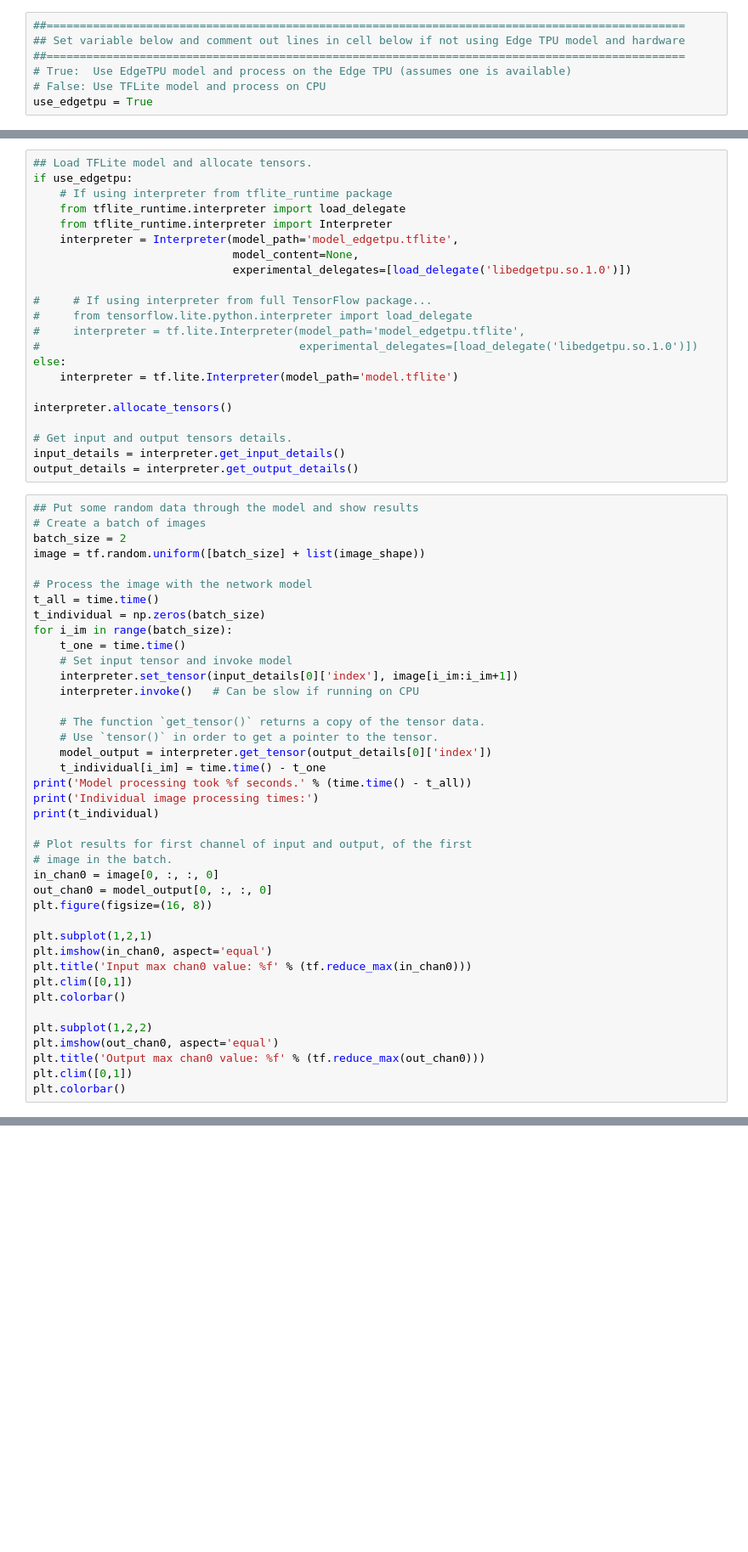
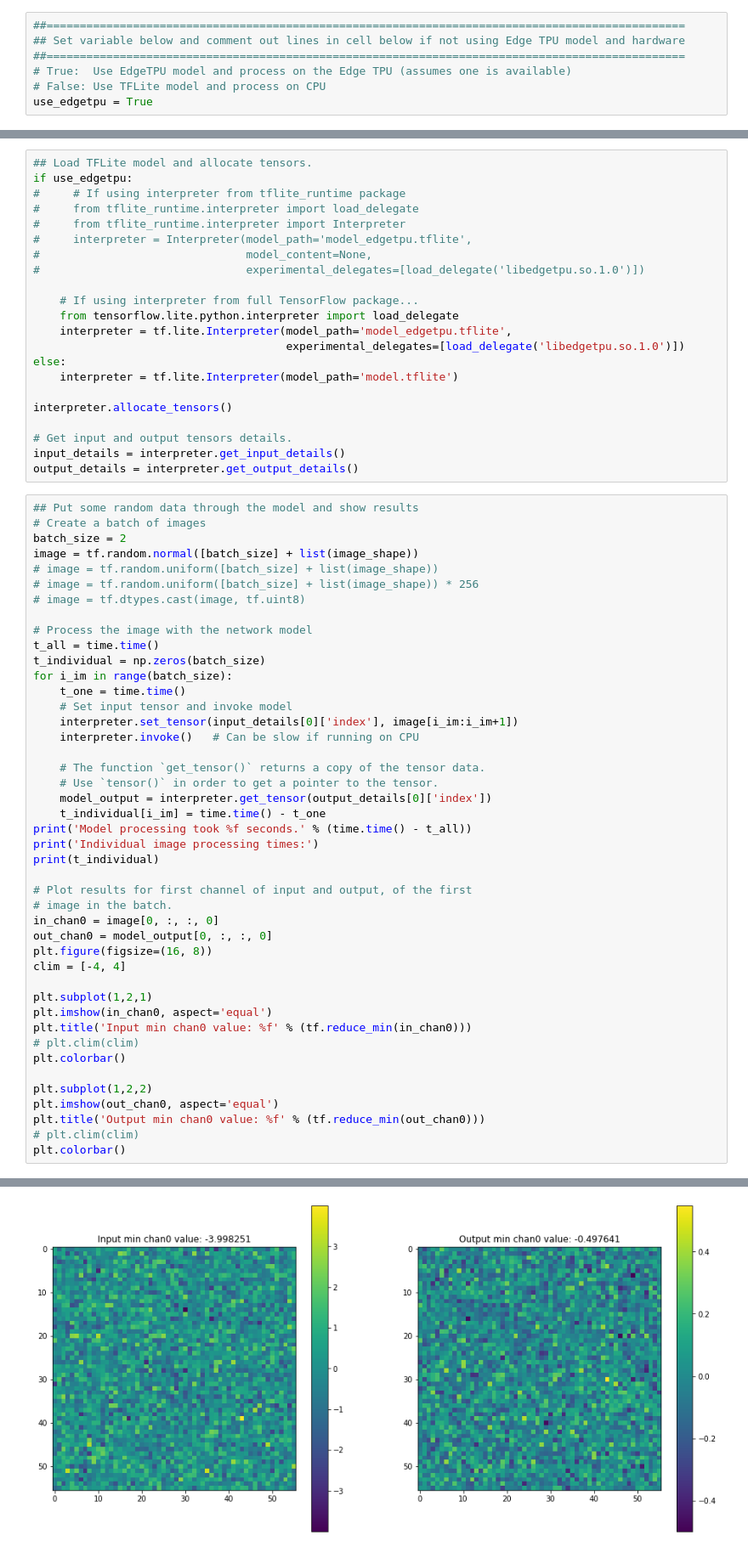
Before and after one commit to mattroos/EdgeTpuTesting, a Jupyter notebook: test_edgetpu.ipynb, the cells around one changed output, grey strips where cells are left out. Shown: that part at 85% size. Drawn from its saved outputs; the diff is of its cells as text; blank space fills up the shorter version.

```diff
--- a/test_edgetpu.ipynb
+++ b/test_edgetpu.ipynb
@@ -98,17 +155,17 @@ edgetpu_compiler --min_runtime_version 12 --show_operations 'model.tflite'
 # %%
 ## Load TFLite model and allocate tensors.
 if use_edgetpu:
-    # If using interpreter from tflite_runtime package
-    from tflite_runtime.interpreter import load_delegate
-    from tflite_runtime.interpreter import Interpreter
-    interpreter = Interpreter(model_path='model_edgetpu.tflite',
-                              model_content=None,
-                              experimental_delegates=[load_delegate('libedgetpu.so.1.0')])
+#     # If using interpreter from tflite_runtime package
+#     from tflite_runtime.interpreter import load_delegate
+#     from tflite_runtime.interpreter import Interpreter
+#     interpreter = Interpreter(model_path='model_edgetpu.tflite',
+#                               model_content=None,
+#                               experimental_delegates=[load_delegate('libedgetpu.so.1.0')])
 
-#     # If using interpreter from full TensorFlow package...
-#     from tensorflow.lite.python.interpreter import load_delegate
-#     interpreter = tf.lite.Interpreter(model_path='model_edgetpu.tflite',
-#                                       experimental_delegates=[load_delegate('libedgetpu.so.1.0')])
+    # If using interpreter from full TensorFlow package...
+    from tensorflow.lite.python.interpreter import load_delegate
+    interpreter = tf.lite.Interpreter(model_path='model_edgetpu.tflite',
+                                      experimental_delegates=[load_delegate('libedgetpu.so.1.0')])
 else:
     interpreter = tf.lite.Interpreter(model_path='model.tflite')
 
@@ -121,7 +178,10 @@ output_details = interpreter.get_output_details()
 ## Put some random data through the model and show results
 # Create a batch of images
 batch_size = 2
-image = tf.random.uniform([batch_size] + list(image_shape))
+image = tf.random.normal([batch_size] + list(image_shape))
+# image = tf.random.uniform([batch_size] + list(image_shape))
+# image = tf.random.uniform([batch_size] + list(image_shape)) * 256
+# image = tf.dtypes.cast(image, tf.uint8)
 
 # Process the image with the network model
 t_all = time.time()
@@ -145,15 +205,17 @@ print(t_individual)
 in_chan0 = image[0, :, :, 0]
 out_chan0 = model_output[0, :, :, 0]
 plt.figure(figsize=(16, 8))
+clim = [-4, 4]
 
 plt.subplot(1,2,1)
 plt.imshow(in_chan0, aspect='equal')
-plt.title('Input max chan0 value: %f' % (tf.reduce_max(in_chan0)))
-plt.clim([0,1])
+plt.title('Input min chan0 value: %f' % (tf.reduce_min(in_chan0)))
+# plt.clim(clim)
 plt.colorbar()
 
 plt.subplot(1,2,2)
 plt.imshow(out_chan0, aspect='equal')
-plt.title('Output max chan0 value: %f' % (tf.reduce_max(out_chan0)))
-plt.clim([0,1])
+plt.title('Output min chan0 value: %f' % (tf.reduce_min(out_chan0)))
+# plt.clim(clim)
 plt.colorbar()
+# %% [output]
@@ -159,0 +226 @@ plt.colorbar()
+[figure, added]
```
Also changed, not shown: parts of 7 cells of this notebook.
